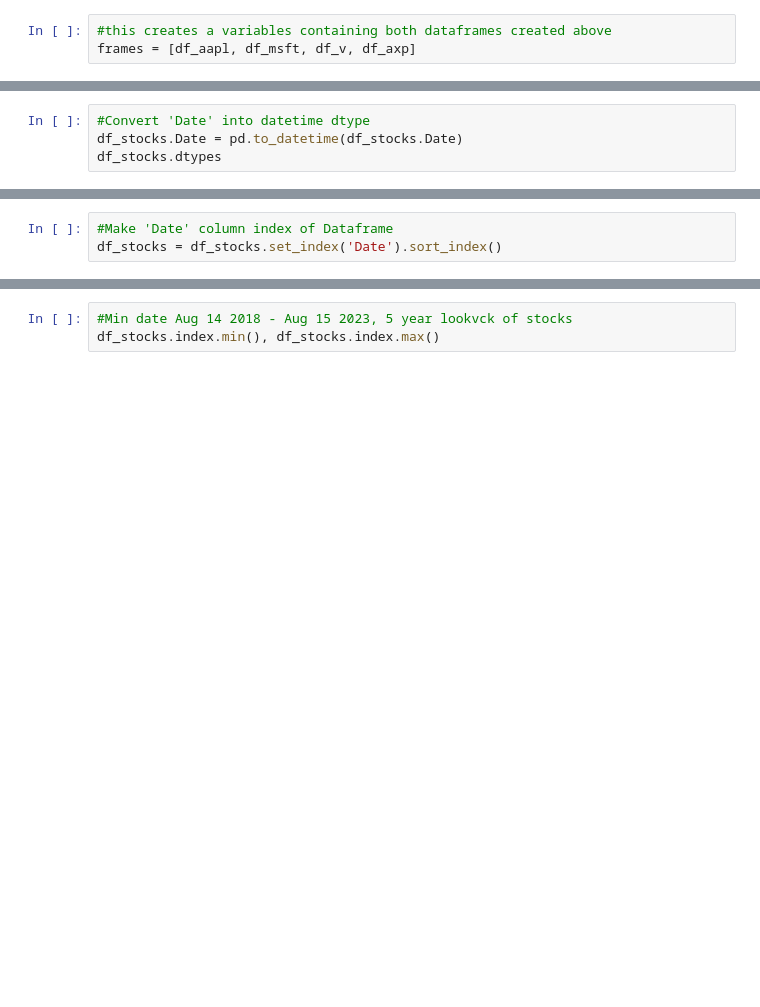
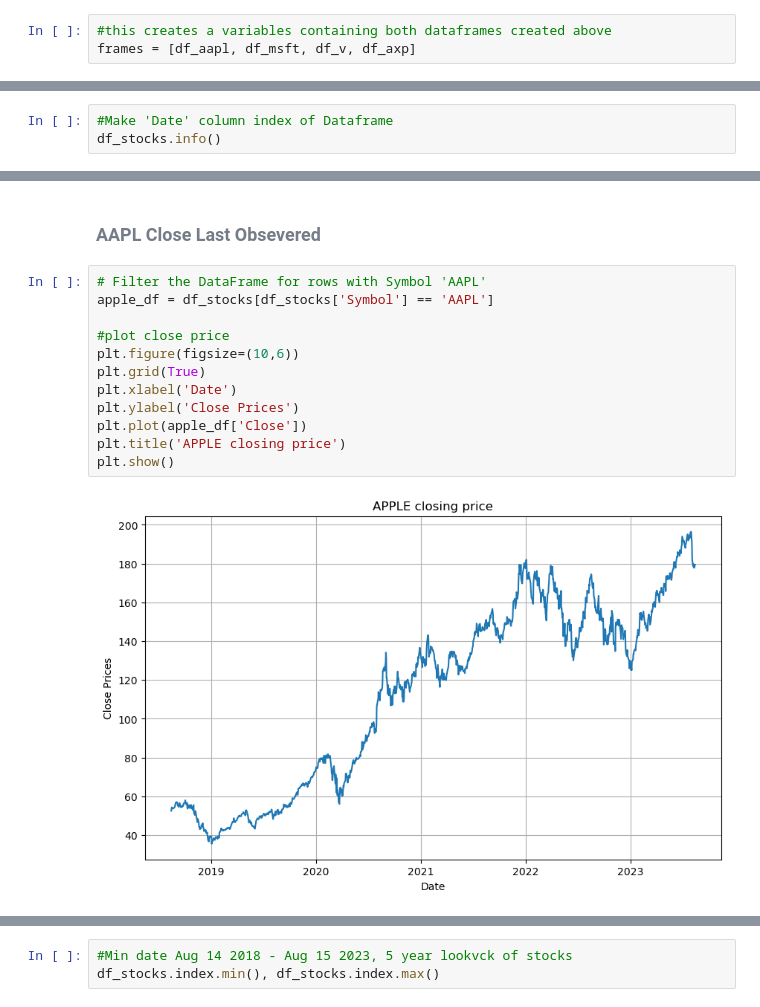
Before and after one commit to annie-carter/Time_series_Stock, a Jupyter notebook: explore_stocks.ipynb, the cells around one changed output, grey strips where cells are left out. Cells and saved outputs as stored; diff of their text form; blank space fills up the shorter version.

```diff
--- a/explore_stocks.ipynb
+++ b/explore_stocks.ipynb
@@ -232,4 +190,0 @@ dtype: int64
-# %%
-#Convert 'Date' into datetime dtype
-df_stocks.Date = pd.to_datetime(df_stocks.Date)
-df_stocks.dtypes
@@ -246,3 +191,3 @@ dtype: object
 # %%
 #Make 'Date' column index of Dataframe
-df_stocks = df_stocks.set_index('Date').sort_index()
+df_stocks.info()
@@ -248,0 +213,16 @@ df_stocks = df_stocks.set_index('Date').sort_index()
+# %% [markdown]
+### <span style ='color:#757C88'> AAPL Close Last Obsevered
+# %%
+# Filter the DataFrame for rows with Symbol 'AAPL'
+apple_df = df_stocks[df_stocks['Symbol'] == 'AAPL']
+
+#plot close price
+plt.figure(figsize=(10,6))
+plt.grid(True)
+plt.xlabel('Date')
+plt.ylabel('Close Prices')
+plt.plot(apple_df['Close'])
+plt.title('APPLE closing price')
+plt.show()
+# %% [output]
+[figure, added]
```
Also changed, not shown: parts of 67 cells of this notebook.
